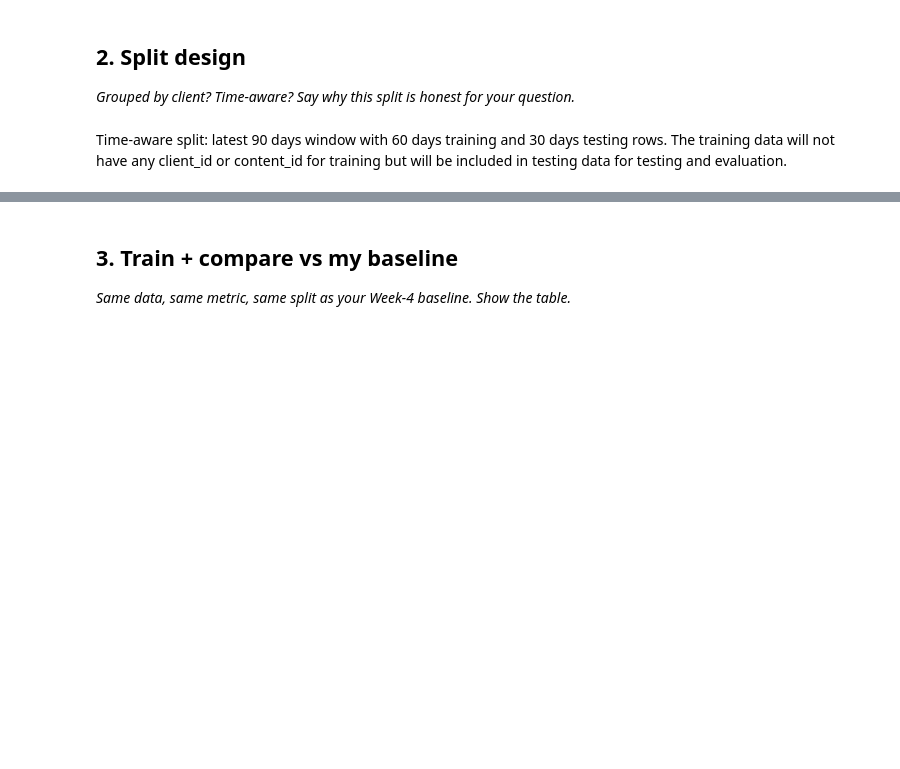
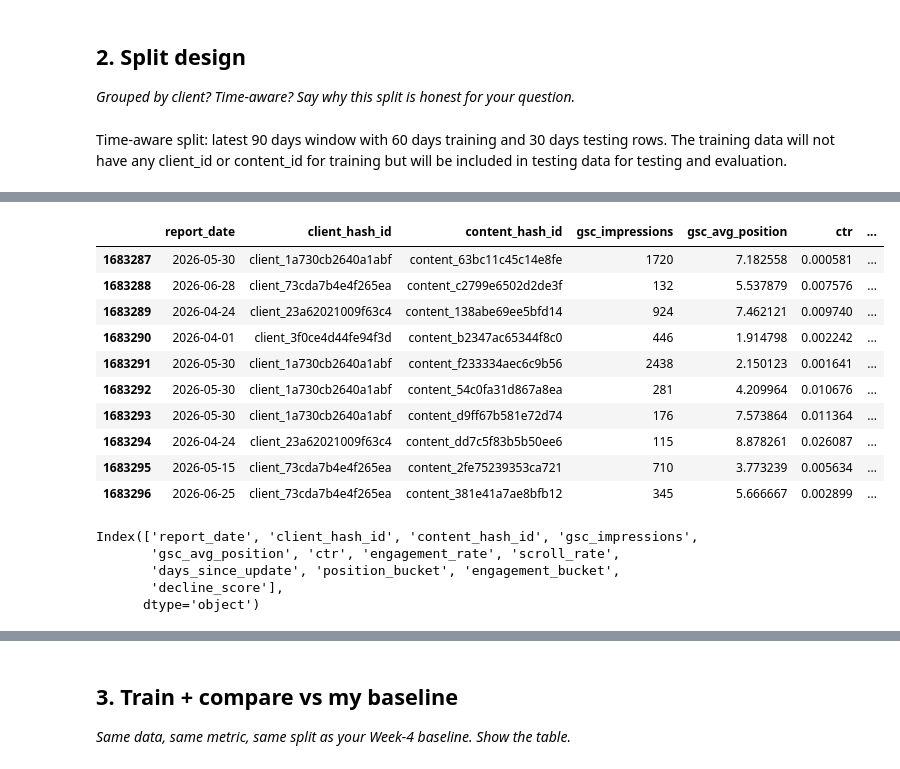
Before and after one commit to MuhammadFaizan0023/FlyRank_ML_internship_repo, a Jupyter notebook: work/notebooks/w05_model.ipynb, the cells around one changed output, grey strips where cells are left out. Saved outputs shown, nothing was run; the diff lists cells and outputs as text; code cells hidden in the pictures; blank space fills up the shorter version.

```diff
--- a/work/notebooks/w05_model.ipynb
+++ b/work/notebooks/w05_model.ipynb
@@ -69,0 +52,22 @@ clients_last_3m = con.sql(f"""
+# %%
+data.tail(10)
+# %% [output]
+|  | report_date | client_hash_id | content_hash_id | gsc_impressions | gsc_avg_position | ctr | ... |
+| 1683287 | 2026-05-30 | client_1a730cb2640a1abf | content_63bc11c45c14e8fe | 1720 | 7.182558 | 0.000581 | ... |
+| 1683288 | 2026-06-28 | client_73cda7b4e4f265ea | content_c2799e6502d2de3f | 132 | 5.537879 | 0.007576 | ... |
+| 1683289 | 2026-04-24 | client_23a62021009f63c4 | content_138abe69ee5bfd14 | 924 | 7.462121 | 0.009740 | ... |
+| 1683290 | 2026-04-01 | client_3f0ce4d44fe94f3d | content_b2347ac65344f8c0 | 446 | 1.914798 | 0.002242 | ... |
+| 1683291 | 2026-05-30 | client_1a730cb2640a1abf | content_f233334aec6c9b56 | 2438 | 2.150123 | 0.001641 | ... |
+| 1683292 | 2026-05-30 | client_1a730cb2640a1abf | content_54c0fa31d867a8ea | 281 | 4.209964 | 0.010676 | ... |
+| 1683293 | 2026-05-30 | client_1a730cb2640a1abf | content_d9ff67b581e72d74 | 176 | 7.573864 | 0.011364 | ... |
+| 1683294 | 2026-04-24 | client_23a62021009f63c4 | content_dd7c5f83b5b50ee6 | 115 | 8.878261 | 0.026087 | ... |
+| 1683295 | 2026-05-15 | client_73cda7b4e4f265ea | content_2fe75239353ca721 | 710 | 3.773239 | 0.005634 | ... |
+| 1683296 | 2026-06-25 | client_73cda7b4e4f265ea | content_381e41a7ae8bfb12 | 345 | 5.666667 | 0.002899 | ... |
+# %%
+data.columns
+# %% [output]
+Index(['report_date', 'client_hash_id', 'content_hash_id', 'gsc_impressions',
+       'gsc_avg_position', 'ctr', 'engagement_rate', 'scroll_rate',
+       'days_since_update', 'position_bucket', 'engagement_bucket',
+       'decline_score'],
+      dtype='object')
```
Also changed, not shown: parts of 10 cells of this notebook.
